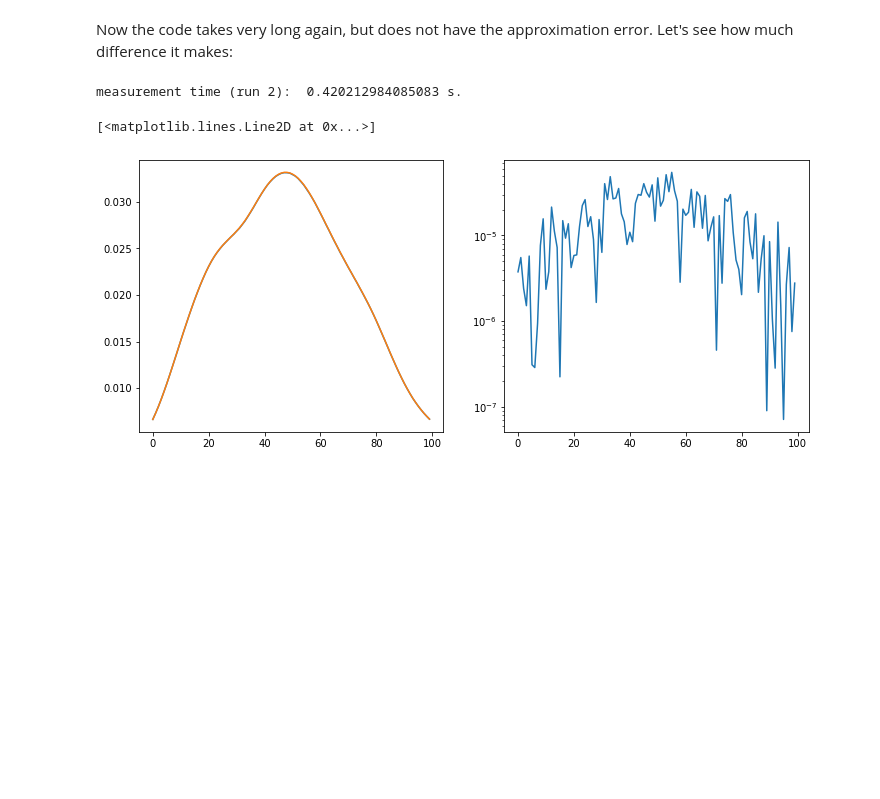
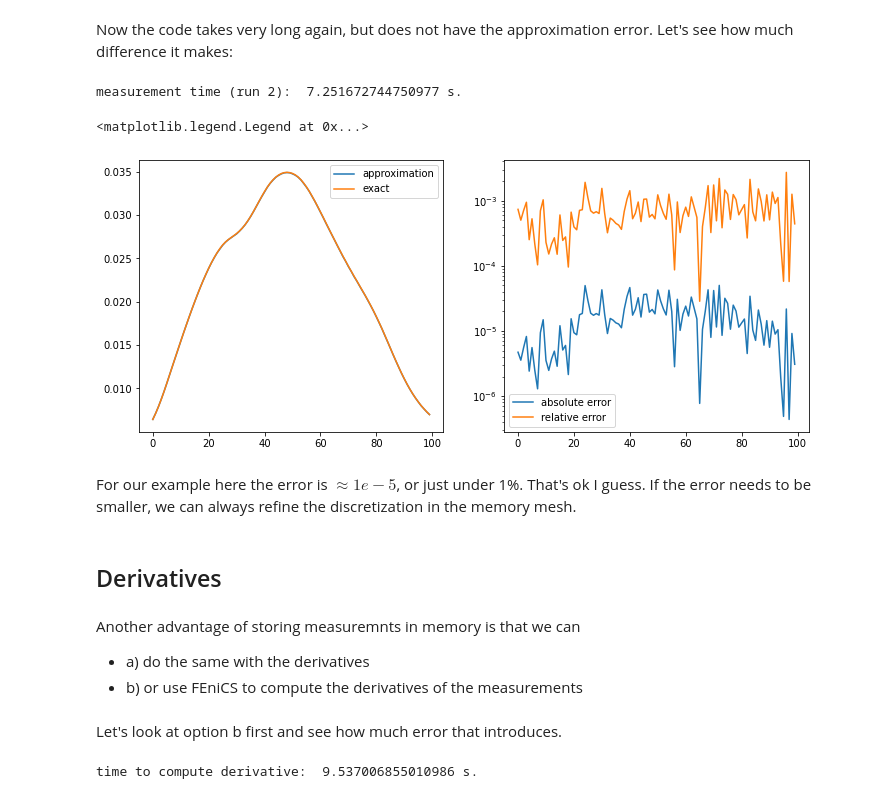
Before and after one commit to leyffer/m2dtIceSheet, a Jupyter notebook: notebooks/6_measurement-memory.ipynb, the cells around one changed output. Saved outputs shown, nothing was run; the diff lists cells and outputs as text; code cells hidden in the pictures; blank space fills up the shorter version.

Commit message:
tested measurement memory, made plans for next steps

```diff
--- a/notebooks/6_measurement-memory.ipynb
+++ b/notebooks/6_measurement-memory.ipynb
@@ -37,16 +37,16 @@ n_test_2d = 100  # resolution for 2D plots (50: ~1 min runtime for dt = 0.01)
 n_steps = 100
 
 sigma = 0.05  # std deviation for gaussian-type measurements. Get pointwise data for sigma -> 0
-radius = 0.05  # truncation radius for truncation-style measurements
+radius = 0.005  # truncation radius for truncation-style measurements
 
-meshDim = 50  # discretization parameter (1D) for FOM
-meshDim_drone = 10  # discretization parameter (1D) for subdomain in truncation-type measurements
+meshDim = 20  # discretization parameter (1D) for FOM
+meshDim_drone = 50  # discretization parameter (1D) for subdomain in truncation-type measurements
 polyDim = 3
 
 bool_transient = False  # stationary or transient model?
 
 # what kind of measurements
-which_detector = "truncGaussian" #"pointwise" #"truncGaussian" #"uniform" #"pointwise"
+which_detector = "uniform" #"truncGaussian" #"pointwise" #"truncGaussian" #"uniform" #"pointwise"
 # %% [markdown]
 ## Setup
 # %%
@@ -87,7 +87,7 @@ fom.set_prior(prior_mean=prior_mean, prior_covar=prior_covar)
 navigation = Navigation(grid_t = np.linspace(0, 4, n_steps))
 
 # point-wise measurements
-detector = Detector(fom)
+detector = Detector(fom, meshDim=meshDim_drone, radius=radius, sigma=sigma)
 
 # initialize drone
 drone = Drone(detector=detector, navigation=navigation)
@@ -190,14 +190,34 @@ tStart = time.time()
 data_exact = drone.measure(flight=flight, state=state)
 print("measurement time (run 2): ", time.time()-tStart, "s.")
 # %% [output]
-measurement time (run 2):  0.420212984085083 s.
+measurement time (run 2):  7.251672744750977 s.
 # %%
 fig, axs = plt.subplots(1, 2, figsize=(12, 5))
 
-axs[0].plot(data)
-axs[0].plot(data_exact)
+axs[0].plot(data, label = "approximation")
+axs[0].plot(data_exact, label="exact")
 
-axs[1].semilogy(np.abs(data-data_exact))
+axs[1].semilogy(np.abs(data-data_exact), label = "absolute error")
+axs[1].semilogy(np.abs(data-data_exact)/np.abs(data), label = "relative error")
+
+axs[0].legend()
+axs[1].legend()
 # %% [output]
-[<matplotlib.lines.Line2D at 0x...>]
+<matplotlib.legend.Legend at 0x...>
-[figure, old version]
+[figure, new version]
+# %% [markdown]
+For our example here the error is $\approx 1e-5$, or just under 1%. That's ok I guess. If the error needs to be smaller, we can always refine the discretization in the memory mesh.
+# %% [markdown]
+## Derivatives
+# %% [markdown]
+Another advantage of storing measuremnts in memory is that we can
+- a) do the same with the derivatives
+- b) or use FEniCS to compute the derivatives of the measurements
+# %% [markdown]
+Let's look at option b first and see how much error that introduces.
+# %%
+tStart = time.time()
+deriv_exact = drone.d_measurement_d_position(flight=flight, state=state)
+print("time to compute derivative: ", time.time()-tStart, "s.")
+# %% [output]
+time to compute derivative:  9.537006855010986 s.
```
Also changed, not shown: parts of 6 cells of this notebook, 1 other file.
